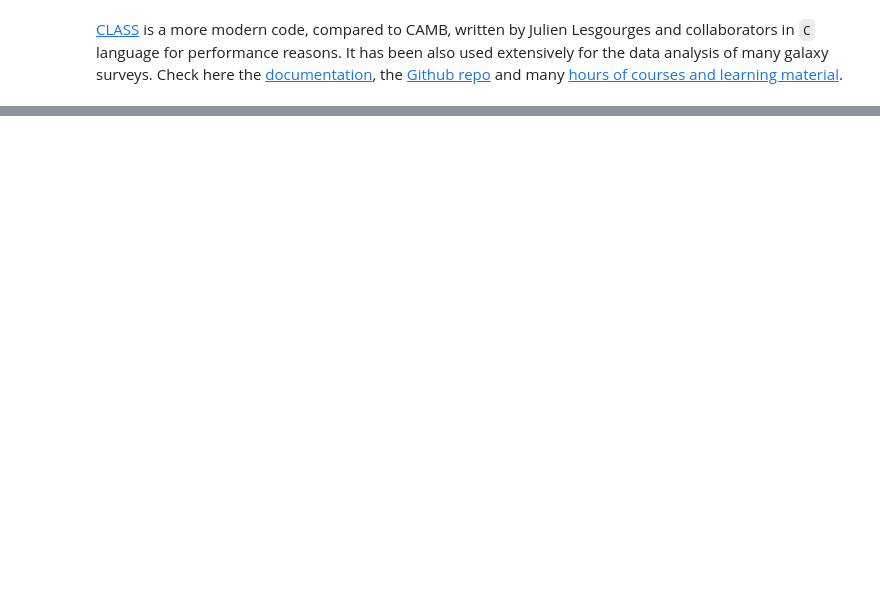
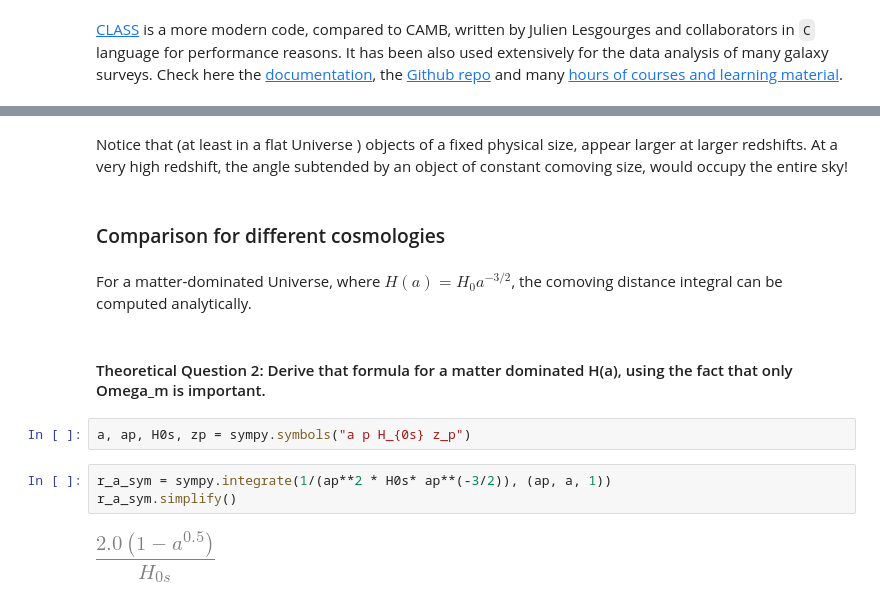
Before and after one commit to CosmoStat/Tutorials, a Jupyter notebook: Einstein-Boltzmann-Codes/Cosmology-Background.ipynb, the cells around one changed output, grey strips where cells are left out. Saved outputs shown, nothing was run; the diff lists cells and outputs as text; blank space fills up the shorter version.

```diff
--- a/Einstein-Boltzmann-Codes/Cosmology-Background.ipynb
+++ b/Einstein-Boltzmann-Codes/Cosmology-Background.ipynb
@@ -433,0 +580,15 @@ results_2.get_derived_params()['age']
+# %% [markdown]
+Notice that (at least in a flat Universe ) objects of a fixed physical size, appear larger at larger redshifts. At a very high redshift, the angle subtended by an object of constant comoving size, would occupy the entire sky!
+# %% [markdown]
+### Comparison for different cosmologies
+# %% [markdown]
+For a matter-dominated Universe, where $H(a) = H_0 a^{-3/2}$, the comoving distance integral can be computed analytically.
+# %% [markdown]
+#### Theoretical Question 2: Derive that formula for a matter dominated H(a), using the fact that only Omega_m is important.
+# %%
+a, ap, H0s, zp = sympy.symbols("a p H_{0s} z_p")
+# %%
+r_a_sym = sympy.integrate(1/(ap**2 * H0s* ap**(-3/2)), (ap, a, 1))
+r_a_sym.simplify()
+# %% [output]
+[figure, added]
```
Also changed, not shown: parts of 84 cells of this notebook, 9 other files.
